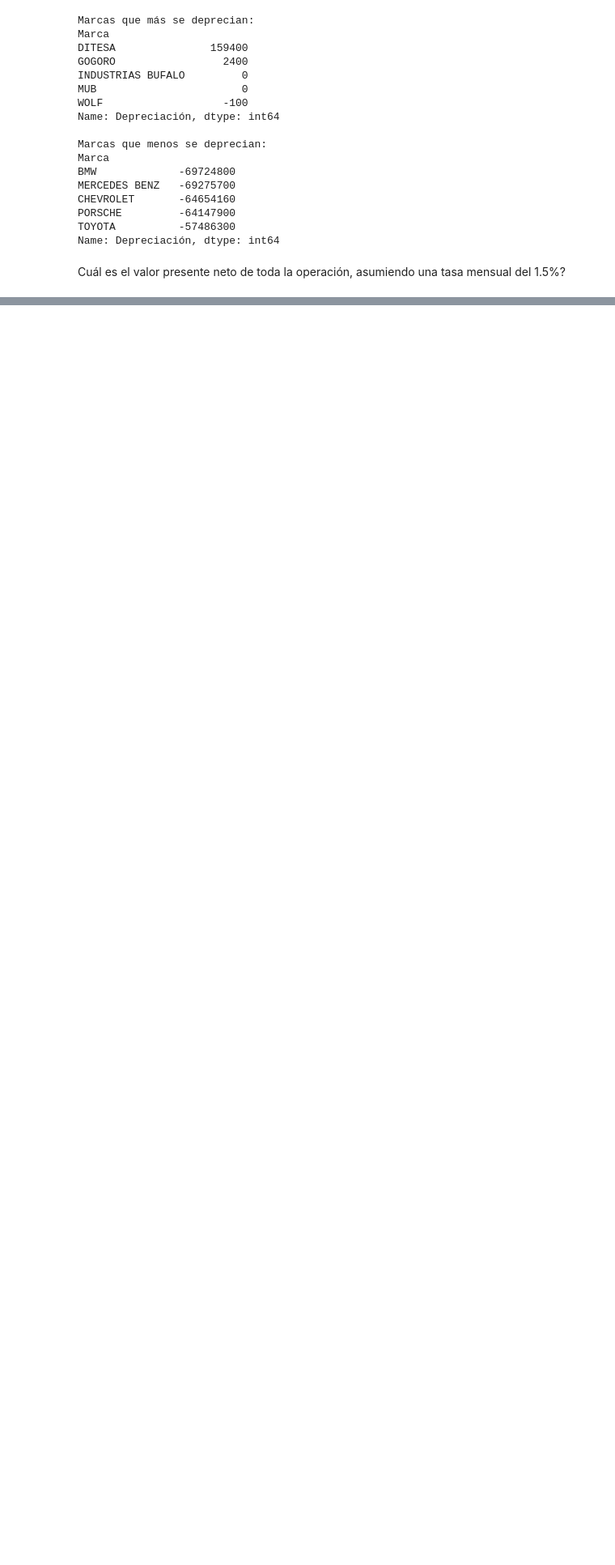
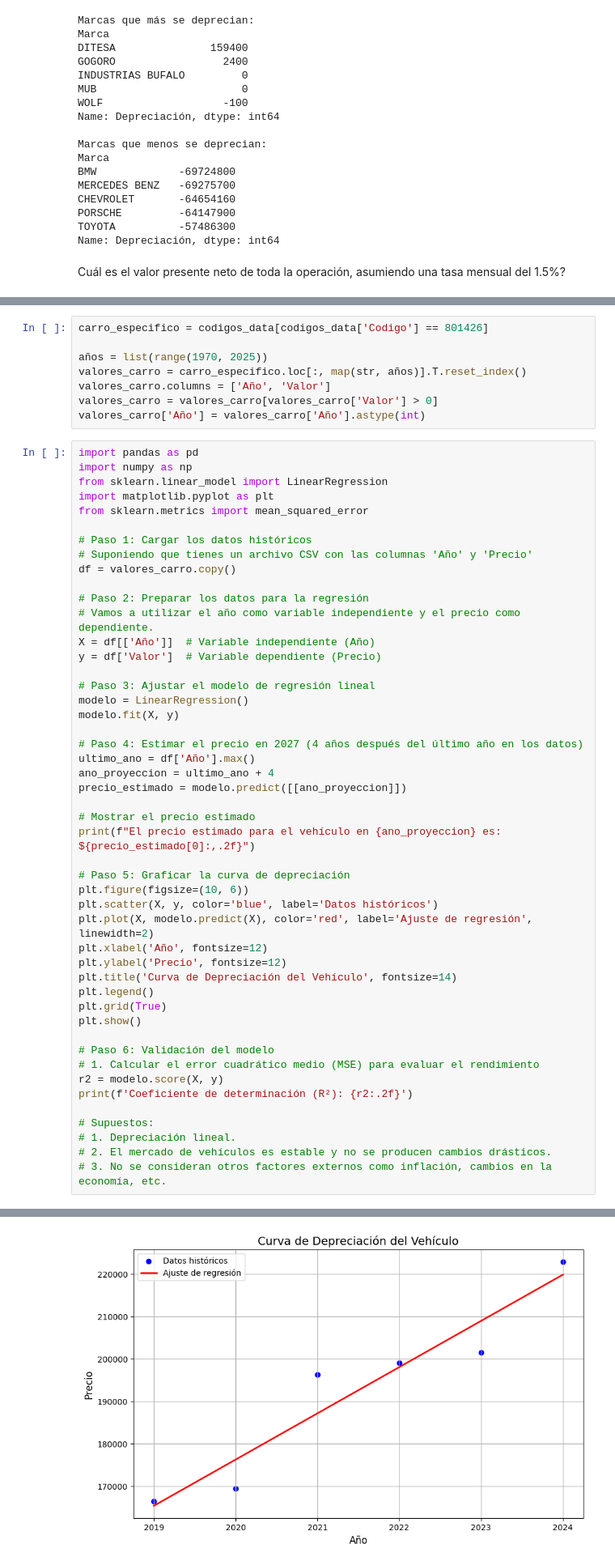
Before and after one commit to samurojasc/Prueba-T-cnica, a Jupyter notebook: PruebaProfesionaliii.ipynb, the cells around one changed output, grey strips where cells are left out. Shown: that part at 81% size. Cells and saved outputs as stored; diff of their text form; blank space fills up the shorter version.

Commit message:
Cambios noteboook

```diff
--- a/PruebaProfesionaliii.ipynb
+++ b/PruebaProfesionaliii.ipynb
@@ -592,0 +571,57 @@ Valor del vehículo después de 4 años con descuento del 10%: 59049000.00 COP
+# %%
+carro_especifico = codigos_data[codigos_data['Codigo'] == 801426]
+
+años = list(range(1970, 2025))
+valores_carro = carro_especifico.loc[:, map(str, años)].T.reset_index()
+valores_carro.columns = ['Año', 'Valor']
+valores_carro = valores_carro[valores_carro['Valor'] > 0]
+valores_carro['Año'] = valores_carro['Año'].astype(int)
+# %%
+import pandas as pd
+import numpy as np
+from sklearn.linear_model import LinearRegression
+import matplotlib.pyplot as plt
+from sklearn.metrics import mean_squared_error
+
+# Paso 1: Cargar los datos históricos
+# Suponiendo que tienes un archivo CSV con las columnas 'Año' y 'Precio'
+df = valores_carro.copy()
+
+# Paso 2: Preparar los datos para la regresión
+# Vamos a utilizar el año como variable independiente y el precio como dependiente.
+X = df[['Año']]  # Variable independiente (Año)
+y = df['Valor']  # Variable dependiente (Precio)
+
+# Paso 3: Ajustar el modelo de regresión lineal
+modelo = LinearRegression()
+modelo.fit(X, y)
+
+# Paso 4: Estimar el precio en 2027 (4 años después del último año en los datos)
+ultimo_ano = df['Año'].max()
+ano_proyeccion = ultimo_ano + 4
+precio_estimado = modelo.predict([[ano_proyeccion]])
+
+# Mostrar el precio estimado
+print(f"El precio estimado para el vehículo en {ano_proyeccion} es: ${precio_estimado[0]:,.2f}")
+
+# Paso 5: Graficar la curva de depreciación
+plt.figure(figsize=(10, 6))
+plt.scatter(X, y, color='blue', label='Datos históricos')
+plt.plot(X, modelo.predict(X), color='red', label='Ajuste de regresión', linewidth=2)
+plt.xlabel('Año', fontsize=12)
+plt.ylabel('Precio', fontsize=12)
+plt.title('Curva de Depreciación del Vehículo', fontsize=14)
+plt.legend()
+plt.grid(True)
+plt.show()
+
+# Paso 6: Validación del modelo
+# 1. Calcular el error cuadrático medio (MSE) para evaluar el rendimiento
+r2 = modelo.score(X, y)
+print(f'Coeficiente de determinación (R²): {r2:.2f}')
+
+# Supuestos:
+# 1. Depreciación lineal.
+# 2. El mercado de vehículos es estable y no se producen cambios drásticos.
+# 3. No se consideran otros factores externos como inflación, cambios en la economía, etc.
+# %% [output]
@@ -592,0 +630 @@ Valor del vehículo después de 4 años con descuento del 10%: 59049000.00 COP
+[figure, added]
```
Also changed, not shown: parts of 4 cells of this notebook.
